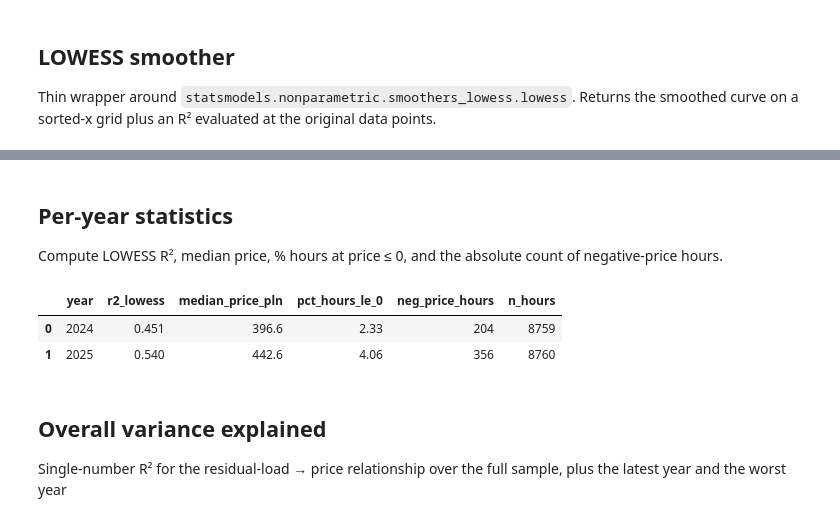
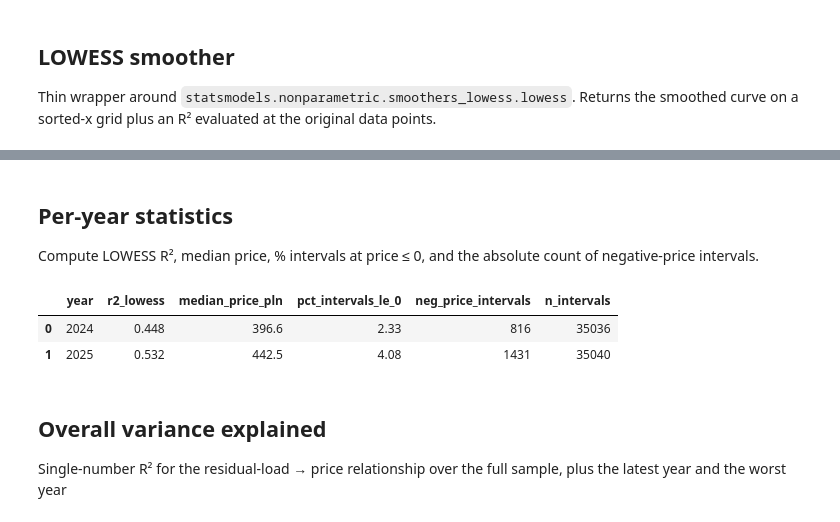
Before and after one commit to GabrielZiembicki/poland-energy-analytics, a Jupyter notebook: notebooks/01_residual_load_and_prices.ipynb, the cells around one changed output, grey strips where cells are left out. Saved outputs shown, nothing was run; the diff lists cells and outputs as text; code cells hidden in the pictures.

```diff
--- a/notebooks/01_residual_load_and_prices.ipynb
+++ b/notebooks/01_residual_load_and_prices.ipynb
@@ -291,18 +293,20 @@ fig1.show()
 # %% [markdown]
 ## Per-year statistics
 
-Compute LOWESS R², median price, % hours at price ≤ 0, and the absolute
-count of negative-price hours.
+Compute LOWESS R², median price, % intervals at price ≤ 0, and the absolute
+count of negative-price intervals.
 # %%
-year_stats_df = pd.DataFrame(year_stats).sort_values('year').reset_index(drop=True)
-year_stats_df['r2_lowess'] = year_stats_df['r2_lowess'].round(3)
-year_stats_df['median_price_pln'] = year_stats_df['median_price_pln'].round(1)
-year_stats_df['pct_hours_le_0'] = year_stats_df['pct_hours_le_0'].round(2)
+year_stats_df = (
+    pd.DataFrame(year_stats).sort_values("year").reset_index(drop=True)
+)
+year_stats_df["r2_lowess"] = year_stats_df["r2_lowess"].round(3)
+year_stats_df["median_price_pln"] = year_stats_df["median_price_pln"].round(1)
+year_stats_df["pct_intervals_le_0"] = year_stats_df["pct_intervals_le_0"].round(2)
 year_stats_df
 # %% [output]
-|  | year | r2_lowess | median_price_pln | pct_hours_le_0 | neg_price_hours | n_hours |
-| 0 | 2024 | 0.451 | 396.6 | 2.33 | 204 | 8759 |
-| 1 | 2025 | 0.540 | 442.6 | 4.06 | 356 | 8760 |
+|  | year | r2_lowess | median_price_pln | pct_intervals_le_0 | neg_price_intervals | n_intervals |
+| 0 | 2024 | 0.448 | 396.6 | 2.33 | 816 | 35036 |
+| 1 | 2025 | 0.532 | 442.5 | 4.08 | 1431 | 35040 |
 # %% [markdown]
 ## Overall variance explained
 
```
Also changed, not shown: parts of 21 cells of this notebook, 8 other files.
